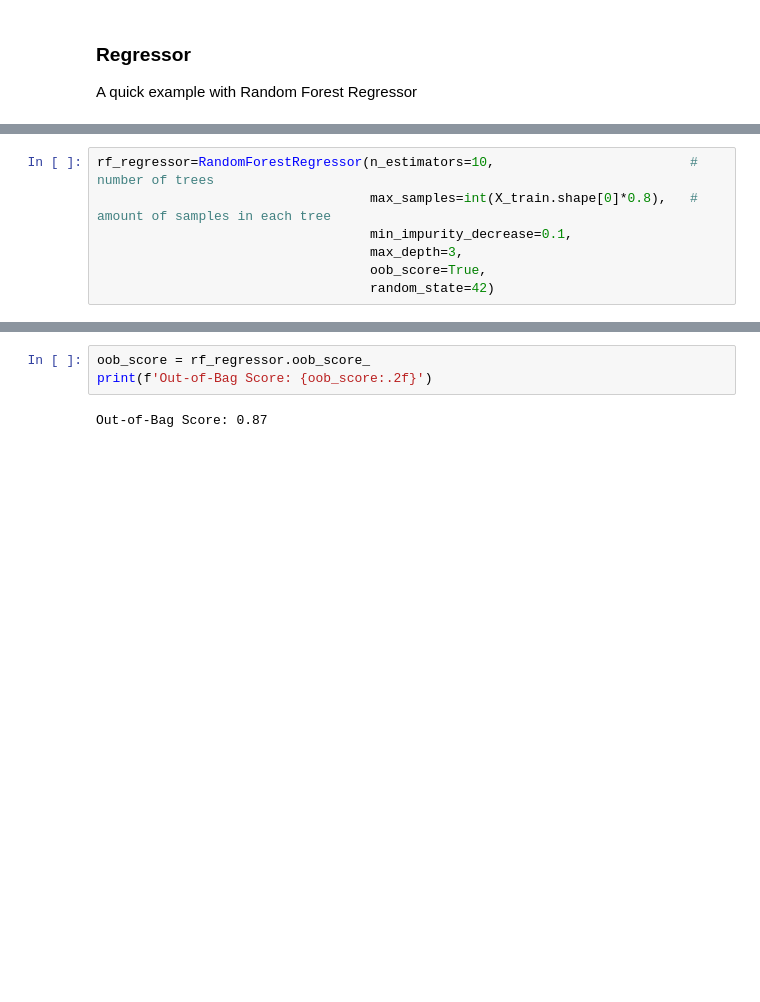
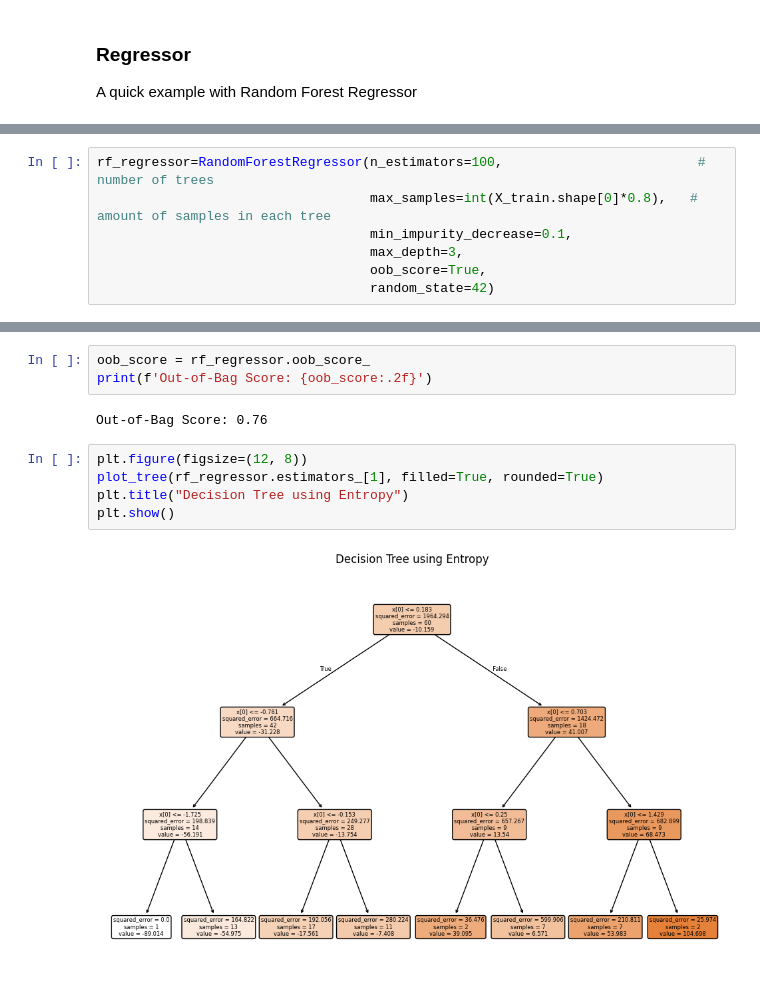
Before and after one commit to BMCC-Muzician/BMCC-DS, a Jupyter notebook: Mat 420/12 - Random Forest.ipynb, the cells around one changed output, grey strips where cells are left out. Drawn from its saved outputs; the diff is of its cells as text; blank space fills up the shorter version.

```diff
--- a/Mat 420/12 - Random Forest.ipynb
+++ b/Mat 420/12 - Random Forest.ipynb
@@ -113,5 +151,5 @@ plt.scatter(X,y)
 # %%
-rf_regressor=RandomForestRegressor(n_estimators=10,                         # number of trees
+rf_regressor=RandomForestRegressor(n_estimators=100,                         # number of trees
                                    max_samples=int(X_train.shape[0]*0.8),   # amount of samples in each tree
                                    min_impurity_decrease=0.1,
                                    max_depth=3,
@@ -137,4 +175,11 @@ plt.show()
 oob_score = rf_regressor.oob_score_
 print(f'Out-of-Bag Score: {oob_score:.2f}')
 # %% [output]
-Out-of-Bag Score: 0.87
+Out-of-Bag Score: 0.76
+# %%
+plt.figure(figsize=(12, 8))
+plot_tree(rf_regressor.estimators_[1], filled=True, rounded=True)
+plt.title("Decision Tree using Entropy")
+plt.show()
+# %% [output]
+[figure, added]
```
Also changed, not shown: parts of 16 cells of this notebook.
